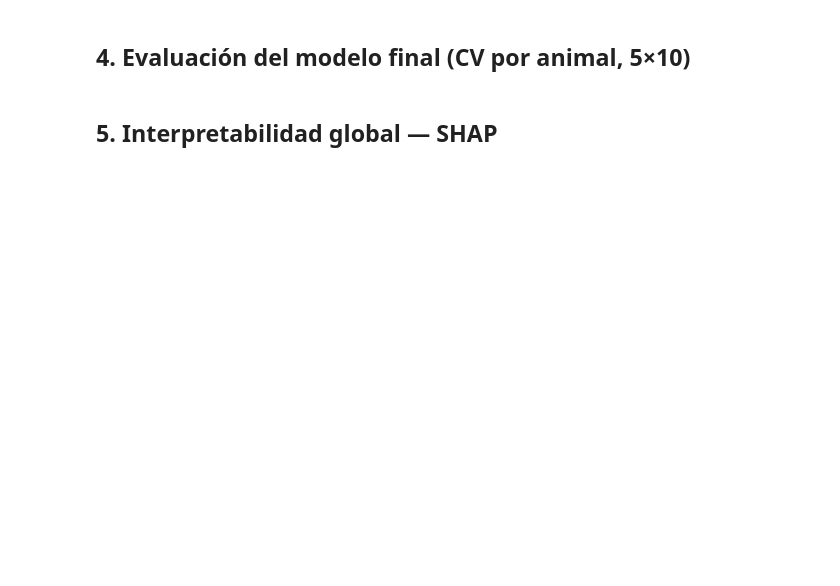
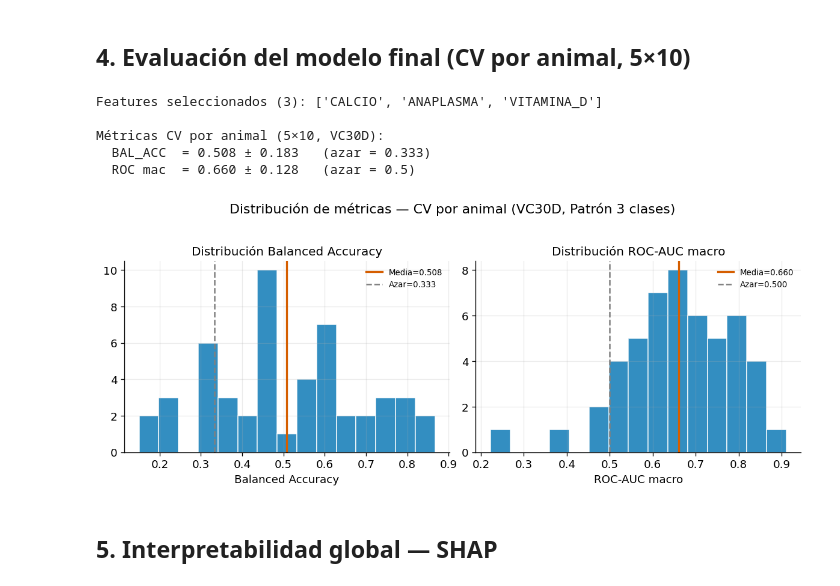
Before and after one commit to obarquero/Tuberculosis_VitD, a Jupyter notebook: analysis_completo/04d_VC30D_CV_Animal_PatronLesiones3.ipynb, the cells around one changed output. Cells and saved outputs as stored; diff of their text form; code cells hidden in the pictures; blank space fills up the shorter version.

```diff
--- a/analysis_completo/04d_VC30D_CV_Animal_PatronLesiones3.ipynb
+++ b/analysis_completo/04d_VC30D_CV_Animal_PatronLesiones3.ipynb
@@ -183,26 +227,34 @@ print(f"\nFeatures SELECCIONADOS ({len(SELECTED_4D)}): {SELECTED_4D}")
 # %% [markdown]
 ## 4. Evaluación del modelo final (CV por animal, 5×10)
 # %%
+SELECTED_4D = ["CALCIO", "ANAPLASMA","VITAMINA_D"]
 Xs = X_all[SELECTED_4D].copy()
 print(f"Features seleccionados ({len(SELECTED_4D)}): {SELECTED_4D}\n")
 
 detailed_df = cv_metrics_4d(SELECTED_4D, X_all, y, cv=CV_OUTER, detailed=True, n_estimators=700)
 m = detailed_df.mean(); s = detailed_df.std()
 
 print(f"Métricas CV por animal (5×10, {GRANJA}):")
 print(f"  BAL_ACC  = {m.bal_acc:.3f} ± {s.bal_acc:.3f}   (azar = 0.333)")
 print(f"  ROC mac  = {m.roc_mac:.3f} ± {s.roc_mac:.3f}   (azar = 0.5)")
 
 fig, axes = plt.subplots(1, 2, figsize=(10, 4))
 for ax, col, title, chance in zip(axes, ["bal_acc", "roc_mac"],
                                    ["Balanced Accuracy", "ROC-AUC macro"], [1/3, 0.5]):
     ax.hist(detailed_df[col].dropna(), bins=15, color=PALETTE[0], alpha=0.8, edgecolor="white")
     ax.axvline(detailed_df[col].mean(), color=PALETTE[1], lw=2,
                label=f"Media={detailed_df[col].mean():.3f}")
     ax.axvline(chance, color="grey", ls="--", lw=1.5, label=f"Azar={chance:.3f}")
     ax.set_xlabel(title); ax.set_title(f"Distribución {title}"); ax.legend(fontsize=8)
 plt.suptitle(f"Distribución de métricas — CV por animal ({GRANJA}, Patrón 3 clases)", y=1.02)
 plt.tight_layout(); plt.savefig("figures/fig_04d_metrics_dist.png", bbox_inches="tight"); plt.show()
+# %% [output]
+Features seleccionados (3): ['CALCIO', 'ANAPLASMA', 'VITAMINA_D']
+
+Métricas CV por animal (5×10, VC30D):
+  BAL_ACC  = 0.508 ± 0.183   (azar = 0.333)
+  ROC mac  = 0.660 ± 0.128   (azar = 0.5)
+[figure, added]
 # %% [markdown]
 ## 5. Interpretabilidad global — SHAP
 # %%
```
Also changed, not shown: parts of 9 cells of this notebook, 38 other files.
